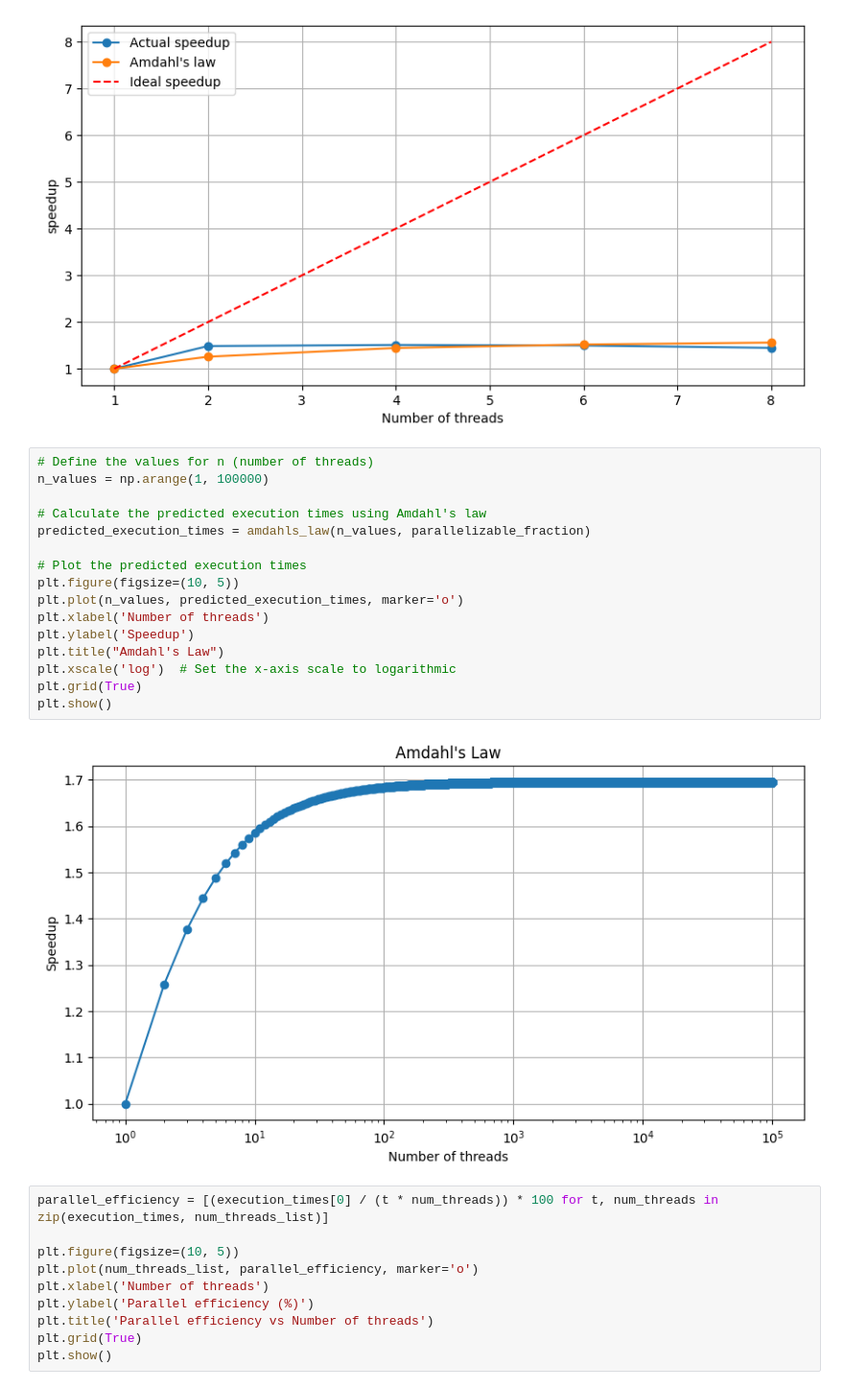
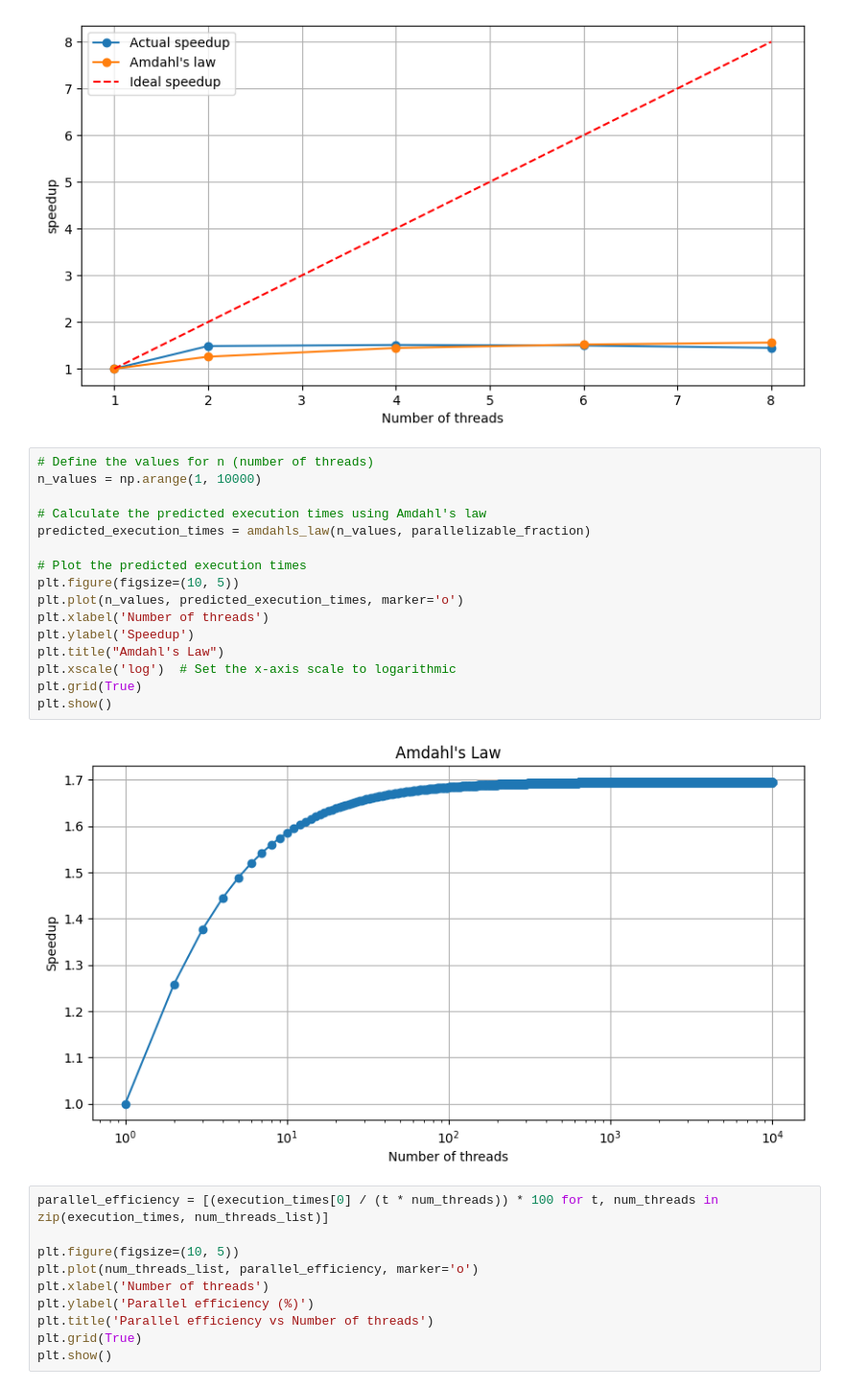
Before and after one commit to ChrisM1101/MSc, a Jupyter notebook: pi_mc.ipynb, the cells around one changed output. Shown at 96% size. Drawn from its saved outputs; the diff is of its cells as text.

```diff
--- a/pi_mc.ipynb
+++ b/pi_mc.ipynb
@@ -130,22 +130,22 @@ plt.show()
 [figure]
 # %%
 # Define the values for n (number of threads)
-n_values = np.arange(1, 100000)
+n_values = np.arange(1, 10000)
 
 # Calculate the predicted execution times using Amdahl's law
 predicted_execution_times = amdahls_law(n_values, parallelizable_fraction)
 
 # Plot the predicted execution times
 plt.figure(figsize=(10, 5))
 plt.plot(n_values, predicted_execution_times, marker='o')
 plt.xlabel('Number of threads')
 plt.ylabel('Speedup')
 plt.title("Amdahl's Law")
 plt.xscale('log')  # Set the x-axis scale to logarithmic
 plt.grid(True)
 plt.show()
 # %% [output]
-[figure, old version]
+[figure, new version]
 # %%
 parallel_efficiency = [(execution_times[0] / (t * num_threads)) * 100 for t, num_threads in zip(execution_times, num_threads_list)]
 
```
